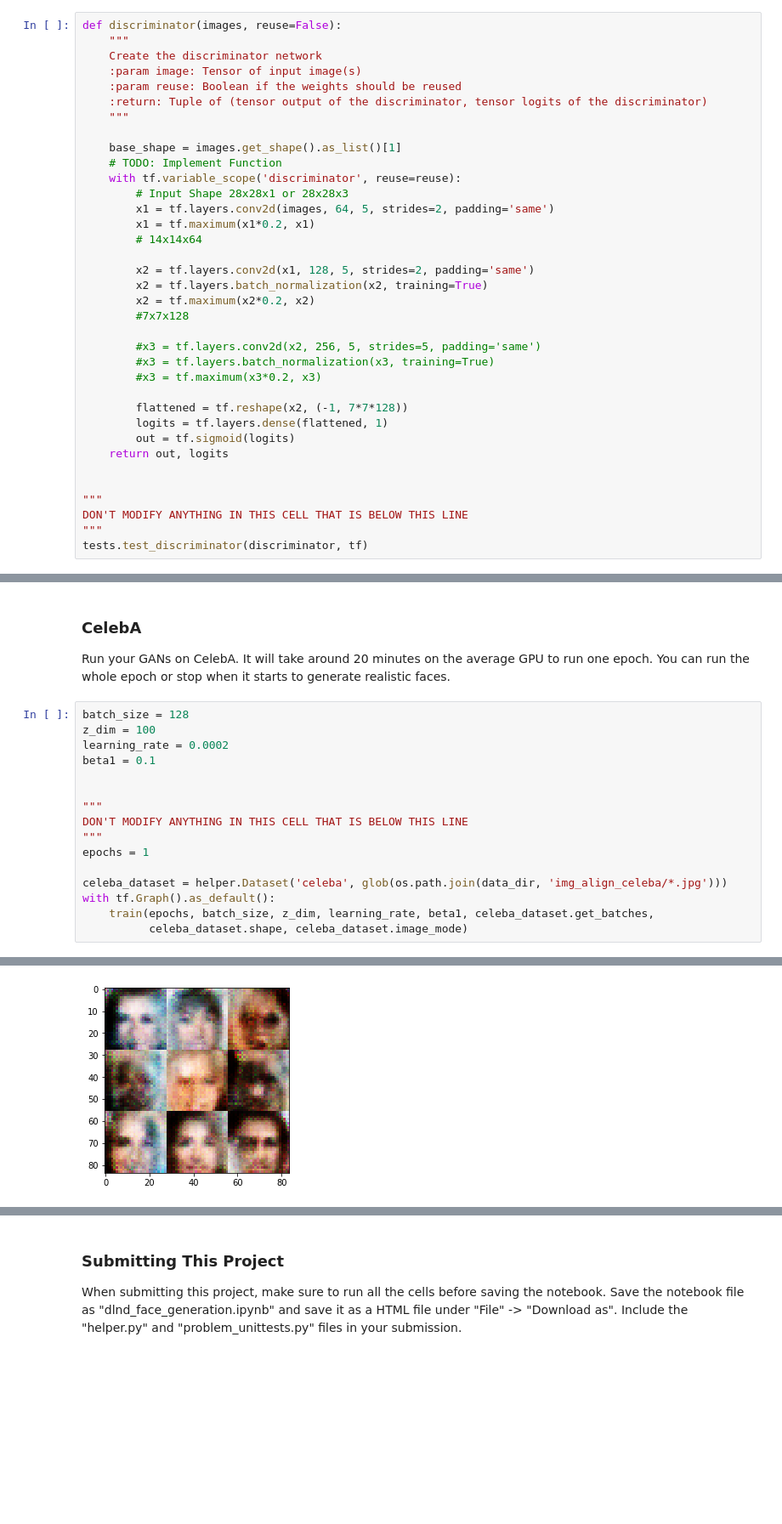
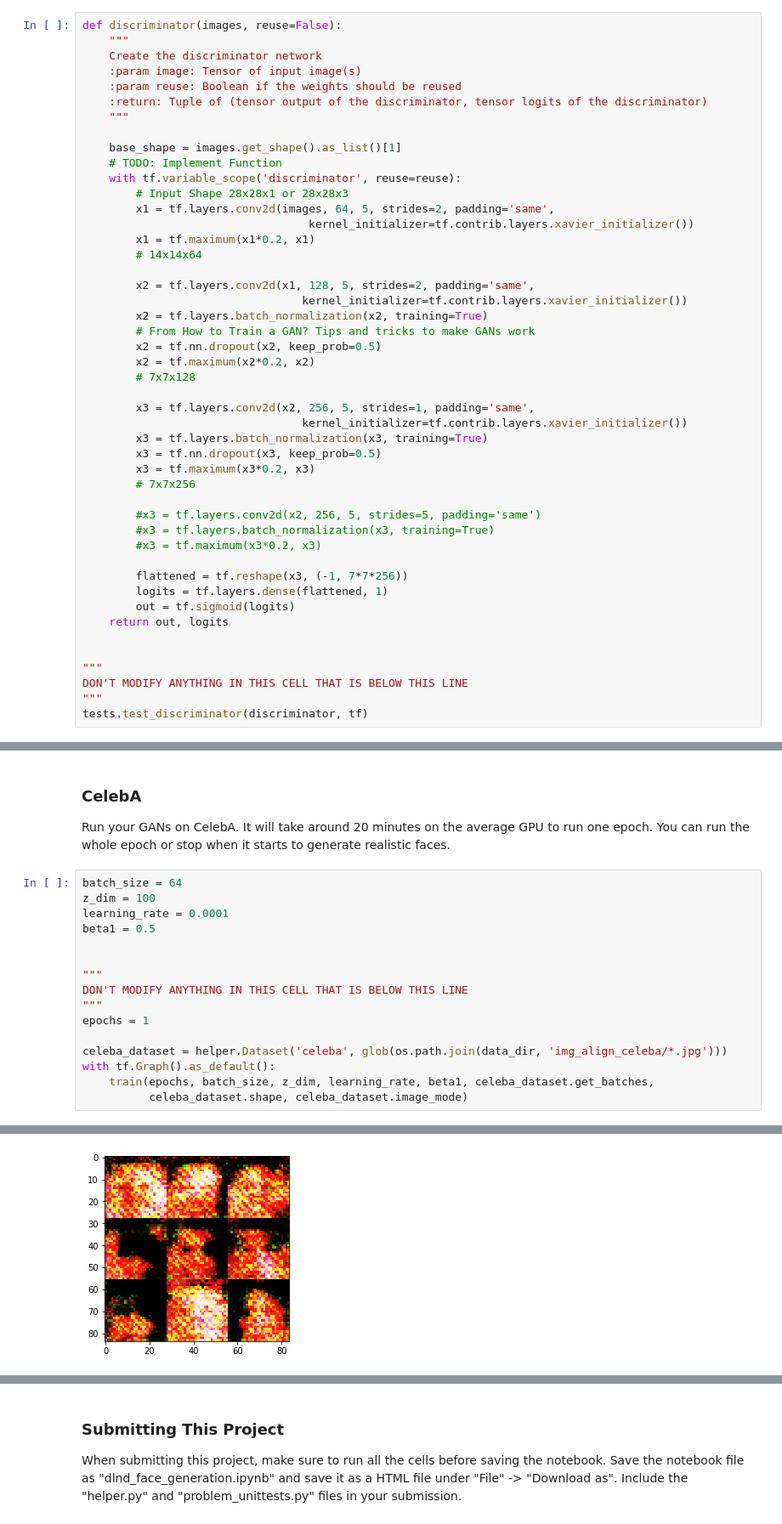
Before and after one commit to VenkatRepaka/deep-learning, a Jupyter notebook: face_generation/dlnd_face_generation.ipynb, the cells around one changed output, grey strips where cells are left out. Shown at 85% size. Drawn from its saved outputs; the diff is of its cells as text; blank space fills up the shorter version.

```diff
--- a/face_generation/dlnd_face_generation.ipynb
+++ b/face_generation/dlnd_face_generation.ipynb
@@ -145,20 +145,31 @@ def discriminator(images, reuse=False):
     # TODO: Implement Function
     with tf.variable_scope('discriminator', reuse=reuse):
         # Input Shape 28x28x1 or 28x28x3
-        x1 = tf.layers.conv2d(images, 64, 5, strides=2, padding='same')
+        x1 = tf.layers.conv2d(images, 64, 5, strides=2, padding='same',
+                                  kernel_initializer=tf.contrib.layers.xavier_initializer())
         x1 = tf.maximum(x1*0.2, x1)
         # 14x14x64
 
-        x2 = tf.layers.conv2d(x1, 128, 5, strides=2, padding='same')
+        x2 = tf.layers.conv2d(x1, 128, 5, strides=2, padding='same',
+                                 kernel_initializer=tf.contrib.layers.xavier_initializer())
         x2 = tf.layers.batch_normalization(x2, training=True)
+        # From How to Train a GAN? Tips and tricks to make GANs work
+        x2 = tf.nn.dropout(x2, keep_prob=0.5)
         x2 = tf.maximum(x2*0.2, x2)
-        #7x7x128
+        # 7x7x128
+
+        x3 = tf.layers.conv2d(x2, 256, 5, strides=1, padding='same',
+                                 kernel_initializer=tf.contrib.layers.xavier_initializer())
+        x3 = tf.layers.batch_normalization(x3, training=True)
+        x3 = tf.nn.dropout(x3, keep_prob=0.5)
+        x3 = tf.maximum(x3*0.2, x3)
+        # 7x7x256
 
         #x3 = tf.layers.conv2d(x2, 256, 5, strides=5, padding='same')
         #x3 = tf.layers.batch_normalization(x3, training=True)
         #x3 = tf.maximum(x3*0.2, x3)
 
-        flattened = tf.reshape(x2, (-1, 7*7*128))
+        flattened = tf.reshape(x3, (-1, 7*7*256))
         logits = tf.layers.dense(flattened, 1)
         out = tf.sigmoid(logits)
     return out, logits
@@ -451,10 +481,10 @@ Epoch 2/2... Discriminator Loss: 1.2182... Generator Loss: 1.1643
 ### CelebA
 Run your GANs on CelebA.  It will take around 20 minutes on the average GPU to run one epoch.  You can run the whole epoch or stop when it starts to generate realistic faces.
 # %%
-batch_size = 128
+batch_size = 64
 z_dim = 100
-learning_rate = 0.0002
-beta1 = 0.1
+learning_rate = 0.0001
+beta1 = 0.5
 
 
 """
@@ -513 +543 @@ Epoch 1/1... Discriminator Loss: 1.0087... Generator Loss: 2.7407
-[figure, old version]
+[figure, new version]
```
Also changed, not shown: parts of 4 cells of this notebook, 1 other file.
